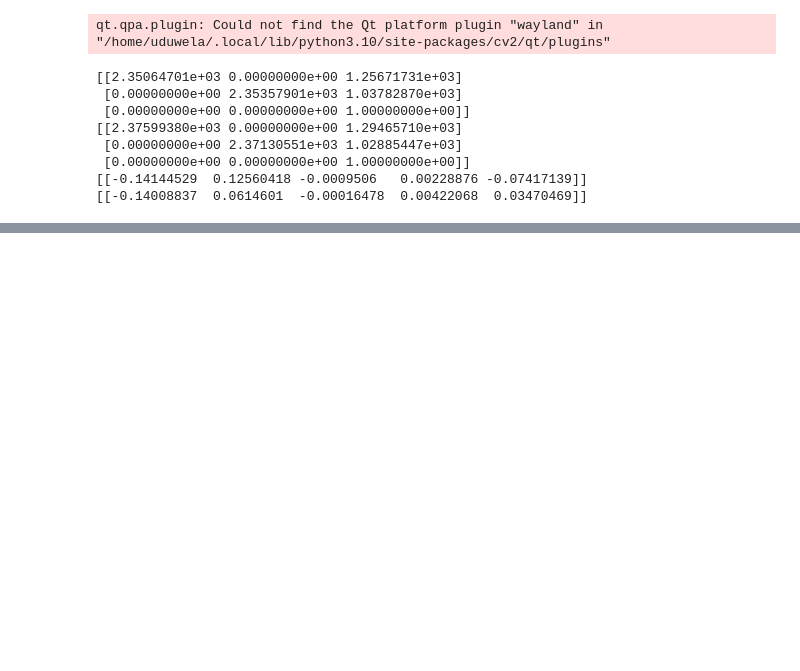
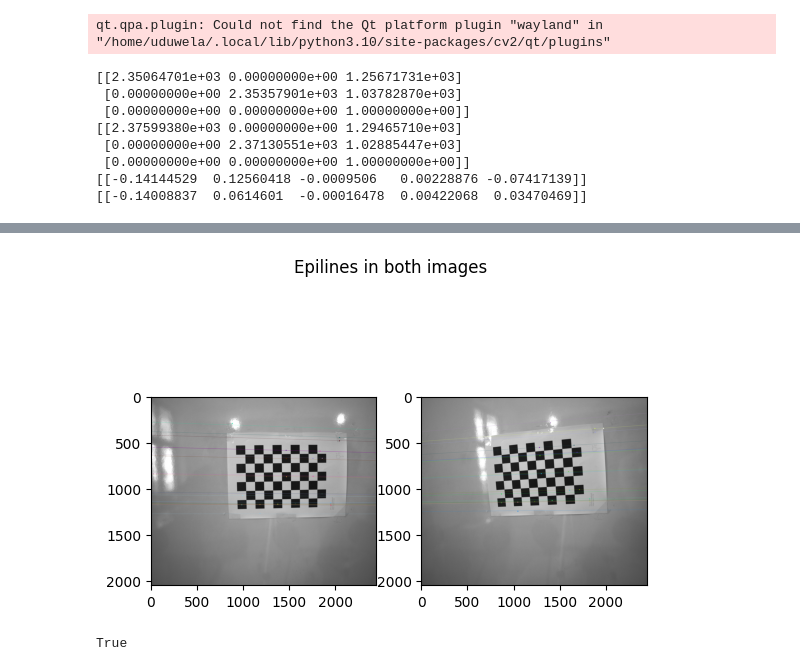
Before and after one commit to CO-FOE-USJ/co4204---practical-2---camera-calibration-dhanushka365, a Jupyter notebook: main.ipynb, the cells around one changed output, grey strips where cells are left out. Drawn from its saved outputs; the diff is of its cells as text; code cells hidden in the pictures; blank space fills up the shorter version.

```diff
--- a/main.ipynb
+++ b/main.ipynb
@@ -157,7 +157,7 @@ def load_image_points(left_dir, right_dir):
     image_size = gray_right.shape  # If you have no acceptable pair, you may have an error here.
     return [objpoints, left_imgpoints, right_imgpoints]
 # %%
-objp, leftp, rightp =load_image_points('Chessboard_left' ,'Chessboard_right')
+objp, leftp, rightp =load_image_points('Chessboard/Chessboard_left' ,'Chessboard/Chessboard_right')
 # %%
 def calibrate(dirpath, prefix):
     width =9
@@ -249,0 +368,38 @@ Stereo calibration rms:  2.249468280615339
+# %%
+# ------------------------------------------------------------
+# STEREO RECTIFICATION
+
+# Calculate the fundamental matrix for the cameras
+# https://docs.opencv.org/master/da/de9/tutorial_py_epipolar_geometry.html
+pts1 = np.int32(pts1)
+pts2 = np.int32(pts2)
+fundamental_matrix, inliers = cv2.findFundamentalMat(pts1, pts2, cv2.FM_RANSAC)
+
+# We select only inlier points
+pts1 = pts1[inliers.ravel() == 1]
+pts2 = pts2[inliers.ravel() == 1]
+# %%
+# Find epilines corresponding to points in right image (second image) and
+# drawing its lines on left image
+lines1 = cv2.computeCorrespondEpilines(
+    pts2.reshape(-1, 1, 2), 2, F)
+lines1 = lines1.reshape(-1, 3)
+img5, img6 = drawlines(imgL, imgR, lines1, pts1, pts2)
+
+# Find epilines corresponding to points in left image (first image) and
+# drawing its lines on right image
+lines2 = cv2.computeCorrespondEpilines(
+    pts1.reshape(-1, 1, 2), 1, F)
+lines2 = lines2.reshape(-1, 3)
+img3, img4 = drawlines(imgR, imgL, lines2, pts2, pts1)
+
+epilines = cv2.resize(img5, (960, 940))
+#cv2.imshow("Keypoint matches", epilines)
+#cv2.waitKey(10000)
+#cv2.destroyAllWindows()
+plt.subplot(121), plt.imshow(img5)
+plt.subplot(122), plt.imshow(img3)
+plt.suptitle("Epilines in both images")
+plt.show()
+# %% [output]
+[figure, added]
@@ -249,0 +414,9 @@ Stereo calibration rms:  2.249468280615339
+# %%
+# Undistort (rectify) the images and save them
+# Adapted from: https://stackoverflow.com/a/62607343
+img1_rectified = cv2.warpPerspective(imgL, H1, (w1, h1))
+img2_rectified = cv2.warpPerspective(imgR, H2, (w2, h2))
+cv2.imwrite("rectified_1.png", img1_rectified)
+cv2.imwrite("rectified_2.png", img2_rectified)
+# %% [output]
+True
```
Also changed, not shown: parts of 20 cells of this notebook.
